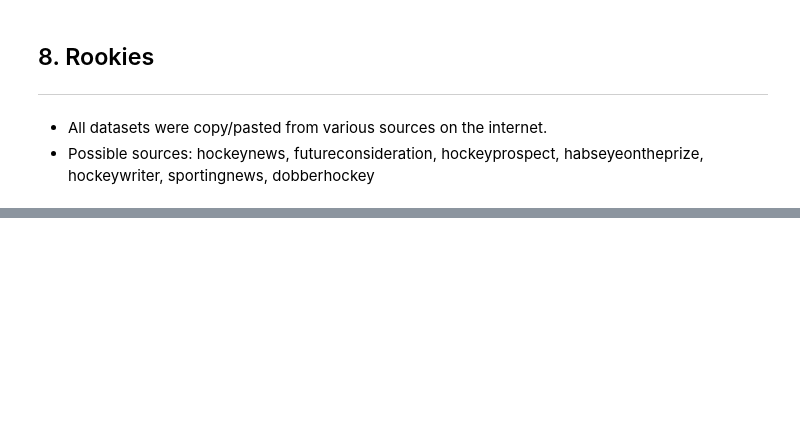
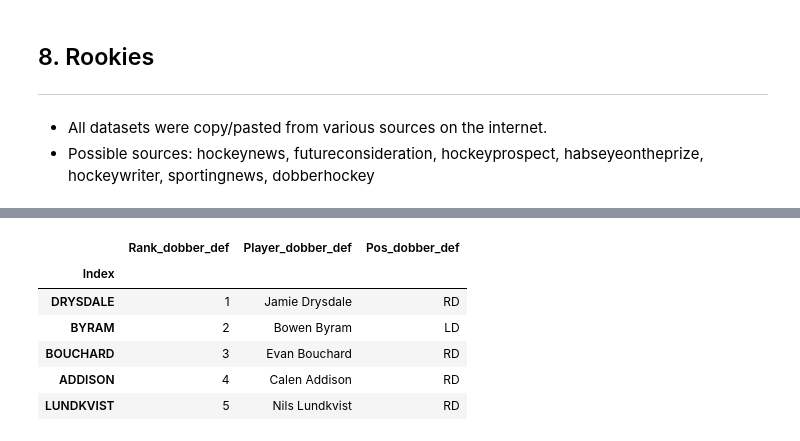
Before and after one commit to noiseux1523/NHL-Player-Projection, a Jupyter notebook: notebooks/Pool-Dataset-Final.ipynb, the cells around one changed output, grey strips where cells are left out. Drawn from its saved outputs; the diff is of its cells as text; code cells hidden in the pictures; blank space fills up the shorter version.

```diff
--- a/notebooks/Pool-Dataset-Final.ipynb
+++ b/notebooks/Pool-Dataset-Final.ipynb
@@ -851,0 +840,14 @@ rookies.to_csv(os.path.join(data_folder, 'rookies-2021.csv'))
+# %%
+dobber_def = pd.read_csv('../data/dobber-prospects-def-2021.csv', sep='\t')[['Sep', 'Prospect', 'Type']]
+dobber_def.columns = ['Rank_dobber_def', 'Player_dobber_def', 'Pos_dobber_def']
+dobber_def.index = dobber_def.Player_dobber_def.str.split(' ').str[1].str.upper()
+dobber_def.index.name = 'Index'
+dobber_def.head()
+# %% [output]
+|  | Rank_dobber_def | Player_dobber_def | Pos_dobber_def |
+| Index |  |  |  |
+| DRYSDALE | 1 | Jamie Drysdale | RD |
+| BYRAM | 2 | Bowen Byram | LD |
+| BOUCHARD | 3 | Evan Bouchard | RD |
+| ADDISON | 4 | Calen Addison | RD |
+| LUNDKVIST | 5 | Nils Lundkvist | RD |
```
Also changed, not shown: parts of 14 cells of this notebook, 1 other file.
